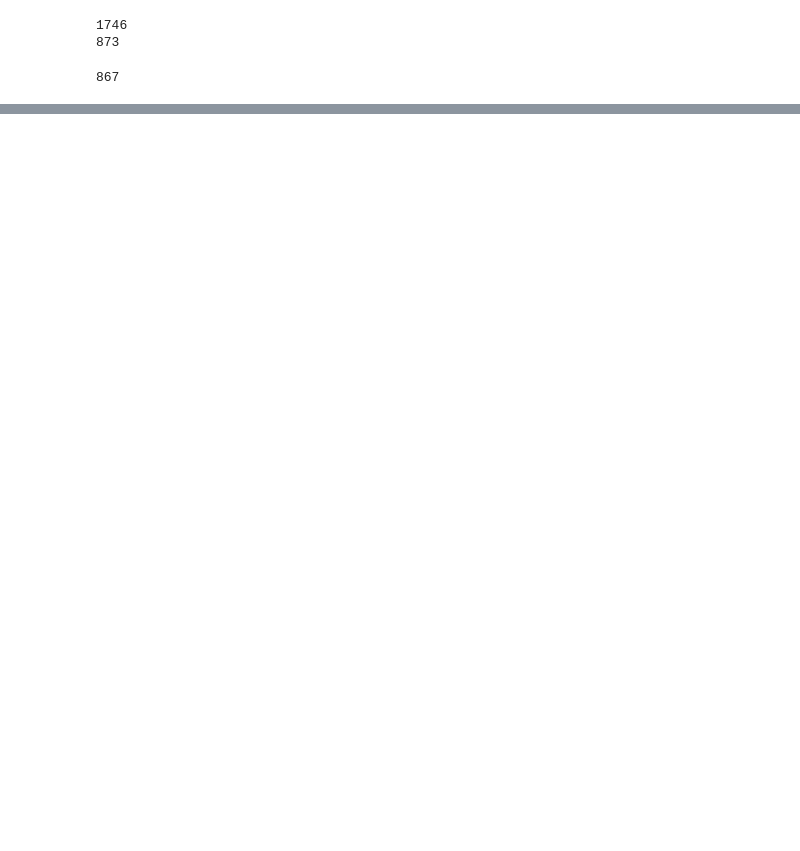
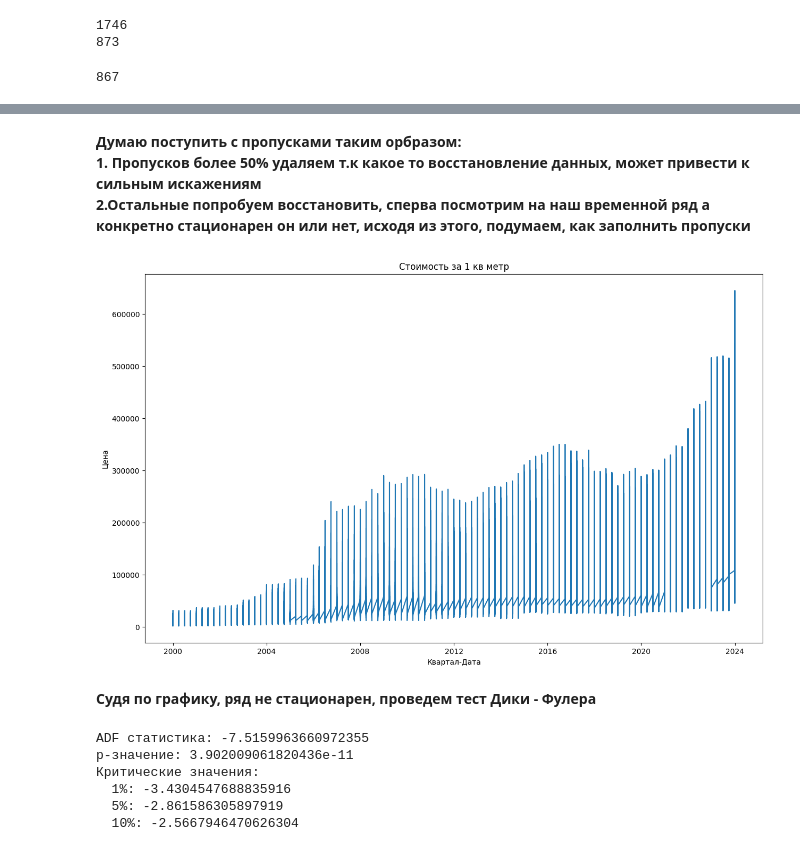
Before and after one commit to Nikarashi/Forecasting-a-Time-Series-of-Real-Estate-Prices, a Jupyter notebook: data_preprocessing.ipynb, the cells around one changed output, grey strips where cells are left out. Drawn from its saved outputs; the diff is of its cells as text; code cells hidden in the pictures; blank space fills up the shorter version.

```diff
--- a/data_preprocessing.ipynb
+++ b/data_preprocessing.ipynb
@@ -217,0 +282,4 @@ df_melted = df_melted.set_index('Квартал')
+# %% [markdown]
+**Думаю поступить с пропусками таким орбразом:**
+**1. Пропусков более 50% удаляем т.к какое то восстановление данных, может привести к сильным искажениям**
+**2.Остальные попробуем восстановить, сперва посмотрим на наш временной ряд а конкретно стационарен он или нет, исходя из этого, подумаем, как заполнить пропуски**
@@ -217,0 +298,11 @@ df_melted = df_melted.set_index('Квартал')
+# %%
+plt.figure(figsize=(15,9))
+plt.plot(df_melted.index, df_melted['Цена'])
+plt.title('Стоимость за 1 кв метр')
+plt.xlabel('Квартал-Дата')
+plt.ylabel('Цена')
+plt.show()
+# %% [output]
+[figure, added]
+# %% [markdown]
+**Судя по графику, ряд не стационарен, проведем тест Дики - Фулера**
@@ -217,0 +311,14 @@ df_melted = df_melted.set_index('Квартал')
+# %%
+result = adfuller(df_non_nan['Цена'])
+print('ADF статистика:', result[0])
+print('p-значение:', result[1])
+print('Критические значения:')
+for key, value in result[4].items():
+    print(f'  {key}: {value}')
+# %% [output]
+ADF статистика: -7.5159963660972355
+p-значение: 3.902009061820436e-11
+Критические значения:
+  1%: -3.4304547688835916
+  5%: -2.861586305897919
+  10%: -2.5667946470626304
```
Also changed, not shown: parts of 34 cells of this notebook.
